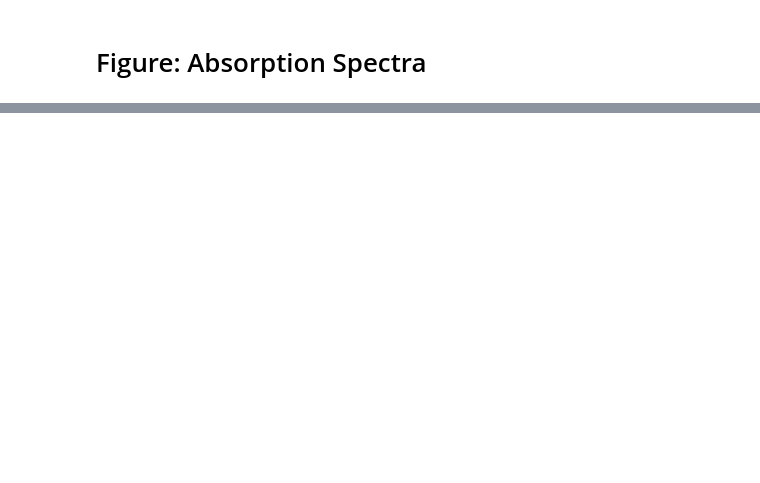
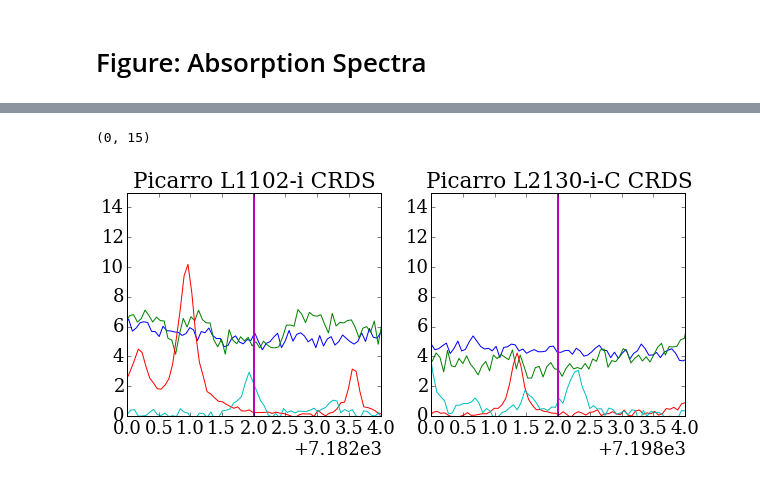
Before and after one commit to wolfhelius/isodopes, a Jupyter notebook: Isodopes Plotting.ipynb, the cells around one changed output, grey strips where cells are left out. Cells and saved outputs as stored; diff of their text form; code cells hidden in the pictures; blank space fills up the shorter version.

Commit message:
plot spectra, etoh

```diff
--- a/Isodopes Plotting.ipynb
+++ b/Isodopes Plotting.ipynb
@@ -6,11 +6,10 @@ import matplotlib.pyplot as plt
 import pandas as pd #this is how I usually import pandas
 
 %matplotlib inline
+
+matplotlib.rcParams.update({'font.size': 18, 'font.family': 'serif'})
 # %% [markdown]
 # Figure: Absorption Spectra
 # %%
-spectra_file = r'./dat/Absorbance_Peaks_Overlapping.csv'
+spectra_file = r'./dat/absorption_spectra.csv'
 spectra = pd.read_csv(spectra_file)
-
-EtOH_file = r'./dat/EtOH_Effect_on_d18O_dD.csv'
-EtOH = pd.read_csv(EtOH_file)
@@ -37,0 +16,26 @@ spectra
+# %%
+fig, axes = plt.subplots(1, 2, figsize=(10,4))
+
+L1102 = 7184
+breadth = 2
+axes[0].set_title("Picarro L1102-i CRDS")
+axes[0].plot(spectra.wn_etoh, spectra.abs10e6_etoh)
+axes[0].plot(spectra.wn_meoh, spectra.abs10e6_meoh)
+axes[0].plot(spectra.wn_h2o, spectra.abs10e6_h2o)
+axes[0].plot(spectra.wn_hdo, spectra.abs10e6_hdo)
+axes[0].plot([L1102, L1102], [0, 15], lw = 2)
+axes[0].set_xlim([L1102-breadth, L1102+breadth])
+axes[0].set_ylim([0, 15])
+
+L2130 = 7200
+axes[1].set_title("Picarro L2130-i-C CRDS")
+axes[1].plot(spectra.wn_etoh, spectra.abs10e6_etoh)
+axes[1].plot(spectra.wn_meoh, spectra.abs10e6_meoh)
+axes[1].plot(spectra.wn_h2o, spectra.abs10e6_h2o)
+axes[1].plot(spectra.wn_hdo, spectra.abs10e6_hdo)
+axes[1].plot([L2130, L2130], [0, 15], lw = 2)
+axes[1].set_xlim([L2130-breadth, L2130+breadth])
+axes[1].set_ylim([0, 15])
+# %% [output]
+(0, 15)
+[figure, added]
```
Also changed, not shown: parts of 3 cells of this notebook, 2 other files.
